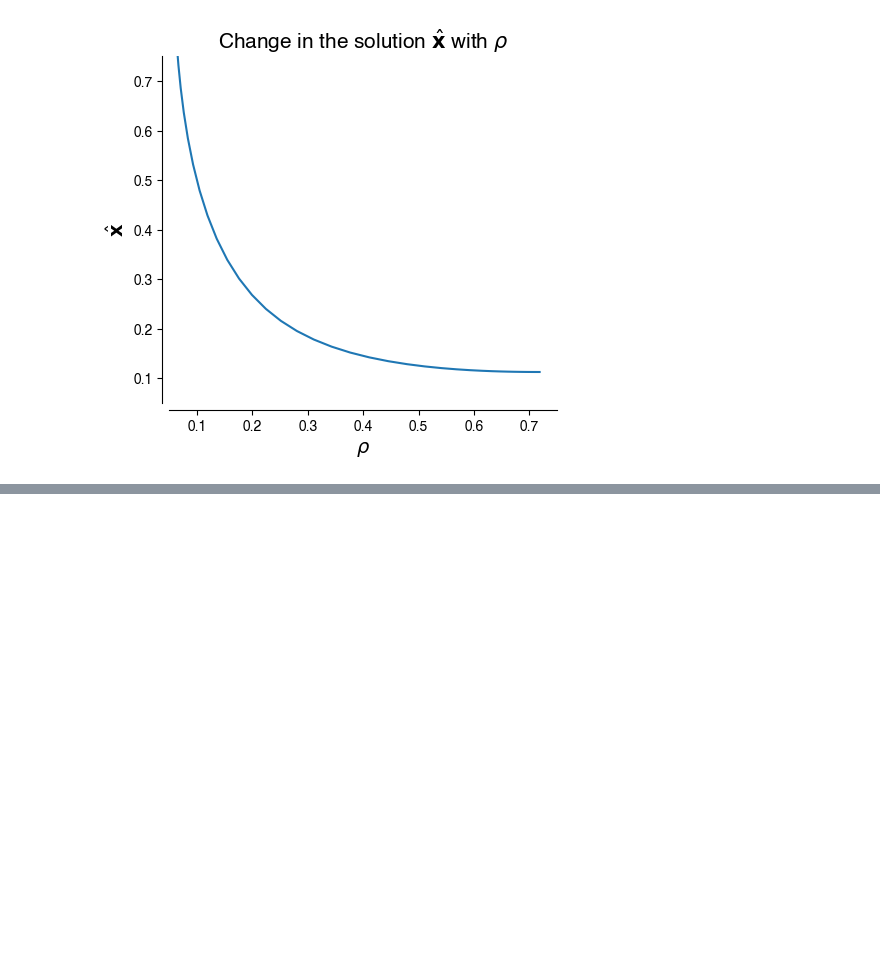
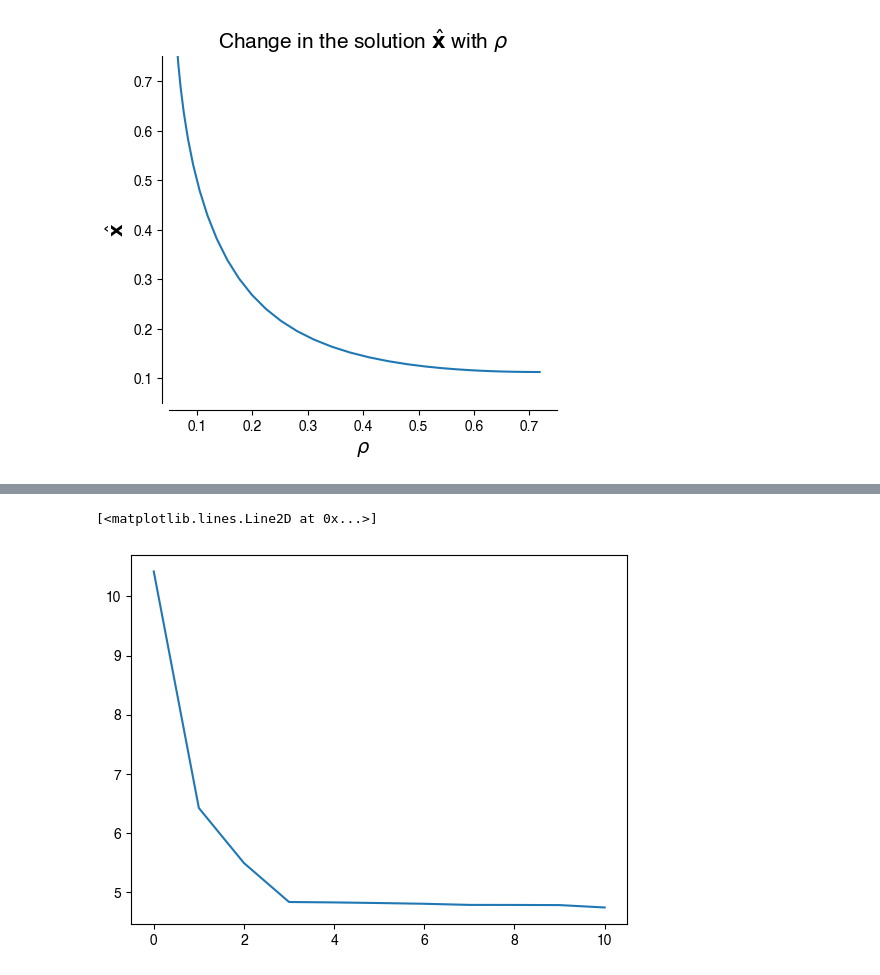
Before and after one commit to siva82kb/alada, a Jupyter notebook: analysis/leastsquares/least_squares.ipynb, the cells around one changed output, grey strips where cells are left out. Drawn from its saved outputs; the diff is of its cells as text; code cells hidden in the pictures; blank space fills up the shorter version.

```diff
--- a/analysis/leastsquares/least_squares.ipynb
+++ b/analysis/leastsquares/least_squares.ipynb
@@ -74,0 +85,41 @@ No artists with labels found to put in legend.  Note that artists whose label st
+# %%
+# Vandermonde matrix
+def get_vdm_row(x, n):
+    return np.array([np.power(x, _n) for _n in range(n + 1)])
+
+def get_vdm_matrix(x, n):
+    return np.array([get_vdm_row(_x, n)
+                     for _x in x])
+
+def poly_fit(x, y, n):
+    # Vandermonde matrix.
+    A = get_vdm_matrix(x, n)
+    b = y.reshape(-1, 1)
+    return np.linalg.inv(A.T @ A) @ A.T @ b
+    # return np.linalg.pinv(A) @ b
+
+def poly_fit_reg(x, y, n, l):
+    # Vandermonde matrix.
+    A = get_vdm_matrix(x, n)
+    b = y.reshape(-1, 1)
+    return np.linalg.inv(A.T @ A + l * np.eye(n + 1)) @ A.T @ b
+
+def poly_val(x, beta):
+    _n = np.shape(beta)[0] - 1
+    return get_vdm_matrix(x, _n) @ beta
+# %%
+# Fit different order polynomials.
+beta = [poly_fit(data["x"].values, data["y"].values, n)
+        for n in range(11)]
+
+# Predicted y values
+y_pred = [poly_val(data["x"].values, beta[n]).T[0]
+          for n in range(11)]
+
+# Errors
+err = y_pred - data["y"].values
+
+plt.plot(np.linalg.norm(err, axis=1))
+# %% [output]
+[<matplotlib.lines.Line2D at 0x...>]
+[figure, added]
```
Also changed, not shown: parts of 7 cells of this notebook, 17 other files.
